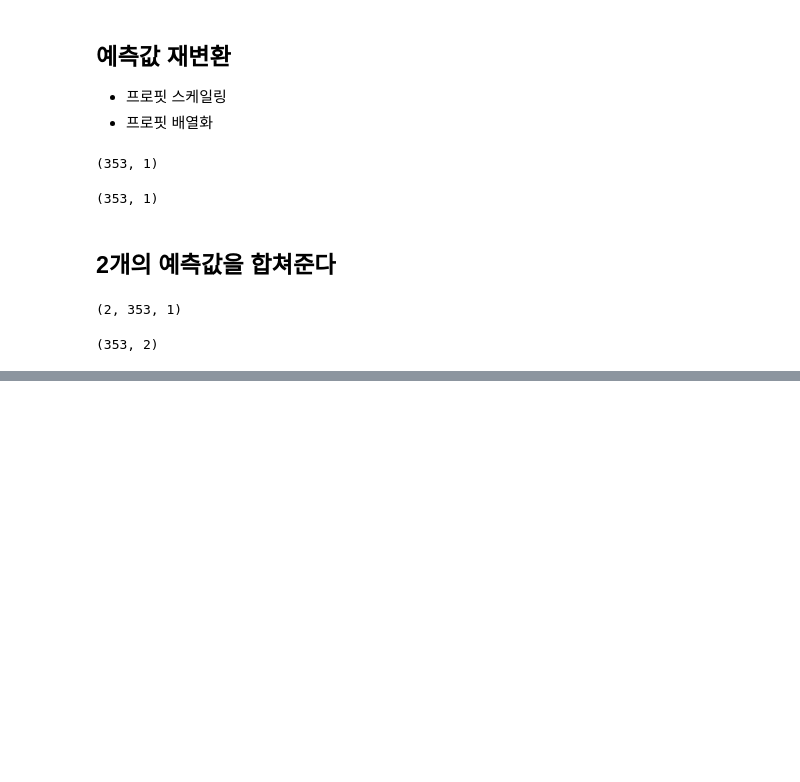
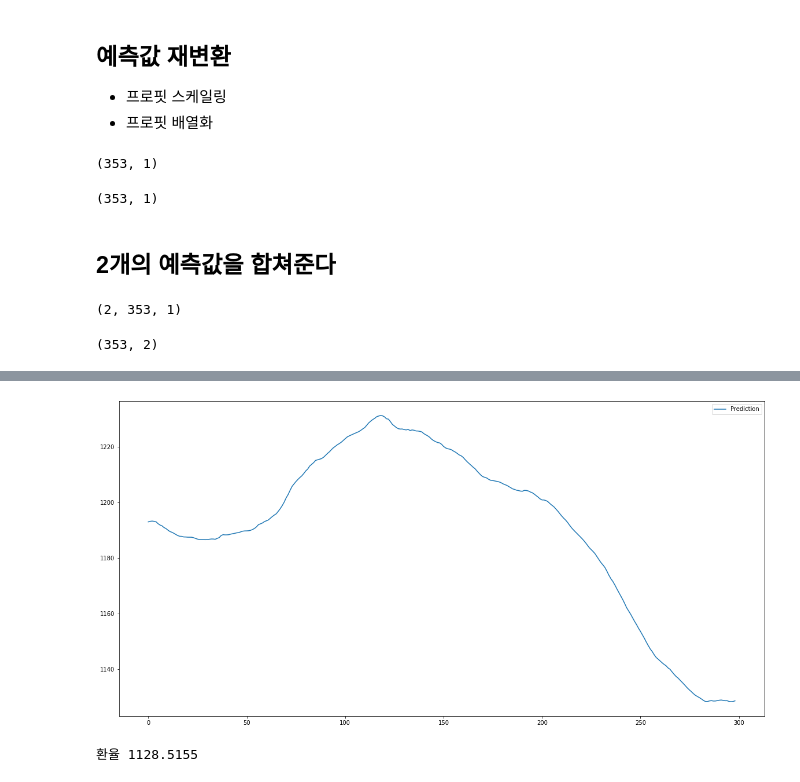
Before and after one commit to ggwnsghgg/Exchange_rate_prediction_Project, a Jupyter notebook: 앙상블(블렌딩(xgboost)).ipynb, the cells around one changed output, grey strips where cells are left out. Saved outputs shown, nothing was run; the diff lists cells and outputs as text; code cells hidden in the pictures; blank space fills up the shorter version.

```diff
--- a/앙상블(블렌딩(xgboost)).ipynb
+++ b/앙상블(블렌딩(xgboost)).ipynb
@@ -408,0 +431,7 @@ ValueError: ignored
+# %%
+seq_len = 50
+sequence_length = seq_len + 1
+
+result = []
+for index in range(len(flo) - sequence_length):
+    result.append(flo[index: index + sequence_length])
@@ -408,0 +459,13 @@ ValueError: ignored
+# %%
+
+model2 = Sequential()
+
+model2.add(LSTM(50, return_sequences=True, input_shape=(50, 1)))
+
+model2.add(LSTM(32, return_sequences=False))
+
+model2.add(Dense(1, activation='linear'))
+
+model2.compile(loss='mse', optimizer='adam')
+
+model2.summary()
@@ -408,0 +487,23 @@ ValueError: ignored
+# %%
+pred = model2.predict(x_test)
+# %%
+# 복원
+pred_result = []
+pred_y = []
+for i in range(len(pred)):
+    n1 = (pred[i] * window_std[i]) + window_mean[i]
+    n2 = (y_test[i] * window_std[i]) + window_mean[i]
+    pred_result.append(n1)
+    pred_y.append(n2)
+# %%
+fig = plt.figure(facecolor='white', figsize=(20, 10))
+ax = fig.add_subplot(111)
+ax.plot(pred_result, label='Prediction')
+ax.legend()
+plt.show()
+# %% [output]
+[figure, added]
+# %%
+print('환율', '%0.4f'%float(pred_result[-1]))
+# %% [output]
+환율 1128.5155
```
Also changed, not shown: parts of 20 cells of this notebook.
